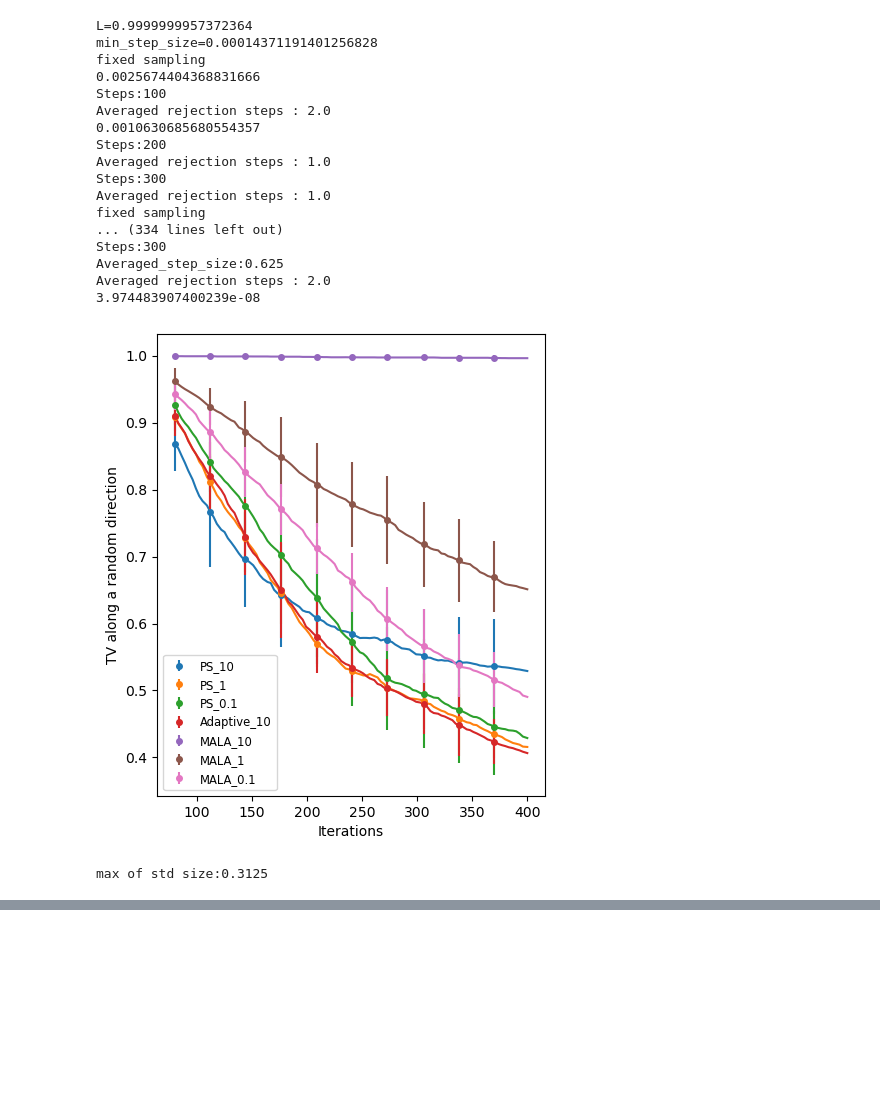
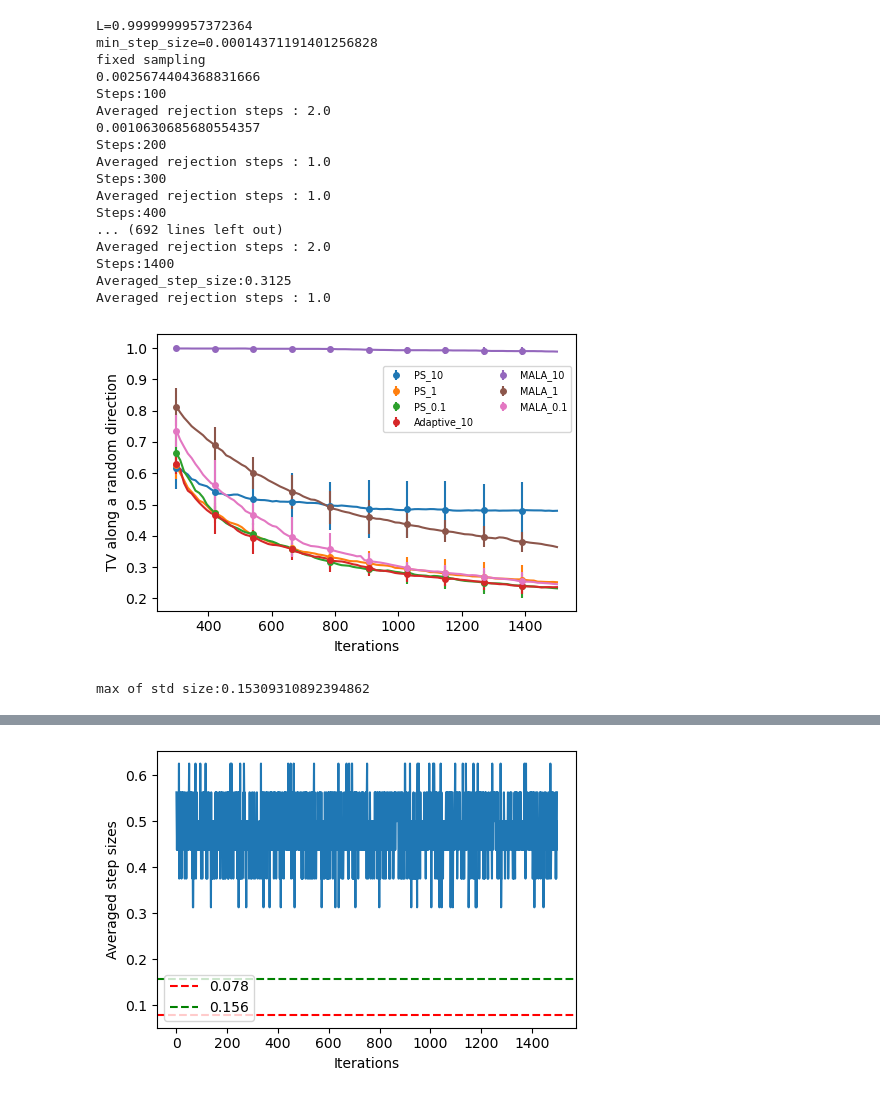
Before and after one commit to BoYuanVisionary/AdaptiveSampling, a Jupyter notebook: fixed_compare/run.ipynb, the cells around one changed output, grey strips where cells are left out. Cells and saved outputs as stored; diff of their text form; code cells hidden in the pictures; blank space fills up the shorter version.

```diff
--- a/fixed_compare/run.ipynb
+++ b/fixed_compare/run.ipynb
@@ -63,7 +63,7 @@ def estimate_step_size(step_size, tolerance, y, f):
                 right = mid
             mid = (left+right)/2
             f_mid =  testFunction(mid)
-        if mid < 1 / ( np.log(6/tolerance) / np.log(2)  * 0.05) :
+        if mid < 1 / ( np.log(6/tolerance) / np.log(2)  * 0.1) :
             break
         else:
             step_size = step_size / 2
@@ -397,15 +397,15 @@ def run_experiments(seeds, dimension, numIter, numSamples, initialStep):
 
     return mean_results, std_results, index_hist, mean_step_sizes, std_step_sizes
 
-seeds = [i for i in range(10)]
+seeds = [i for i in range(5)]
 dimension = 2
-numIter = 400
+numIter = 1500
 numSamples = 1
 initialStep = 10
 
 mean_results, std_results, index_hist, mean_step_sizes, std_step_sizes = run_experiments(seeds, dimension, numIter, numSamples, initialStep)
 
-plt.figure(figsize=(5, 6))
+plt.figure(figsize=(5, 3.5))
 for key in mean_results:
     line, = plt.plot(index_hist, mean_results[key])
     temp_mean = mean_results[key]
@@ -416,25 +416,26 @@ for key in mean_results:
 
 plt.xlabel('Iterations')
 plt.ylabel('TV along a random direction')
-plt.legend(fontsize='small', loc='lower left')
+plt.legend(fontsize='x-small', loc='upper right', bbox_to_anchor=(1, 0.9), ncol = 2)  # Move legend slightly down
+plt.tight_layout()
 plt.savefig('Gaussian_TV.pdf')
 plt.show()
 plt.close()
-
 
 ax = plt.gca()
 ax.yaxis.set_major_formatter(ticker.ScalarFormatter(useMathText=True))
 ax.yaxis.get_major_formatter().set_scientific(False)
 ax.yaxis.get_major_formatter().set_useOffset(False)
-plt.figure(figsize=(5, 6))
+plt.figure(figsize=(5, 3.5))
 mean_step = mean_step_sizes[0,:]
 plt.plot(range(len(mean_step)), mean_step)
 print(f'max of std size:{max(std_step_sizes[0,:])}')
 plt.xlabel('Iterations')
 plt.ylabel('Averaged step sizes')
-plt.axhline(y=0.625, linestyle='--', label='0.625', color='r')
-plt.axhline(y=1.25, linestyle='--', label='1.25', color='g')
+plt.axhline(y=0.078125, linestyle='--', label='0.078', color='r')
+# plt.axhline(y=0.078125*2, linestyle='--', label='0.16', color='g')
 plt.legend()
+plt.tight_layout()
 plt.savefig('Gaussian_size.pdf')
 plt.show()
 plt.close()
@@ -550,15 +573,15 @@ def run_experiments(seeds, dimension, numIter, numSamples, initialStep):
 
     return mean_results, std_results, index_hist, mean_step_sizes, std_step_sizes
 
-seeds = [i for i in range(10)]
+seeds = [i for i in range(5)]
 dimension = 2
-numIter = 400
+numIter = 1500
 numSamples = 1
 initialStep = 10
 
 mean_results, std_results, index_hist, mean_step_sizes, std_step_sizes = run_experiments(seeds, dimension, numIter, numSamples, initialStep)
 
-plt.figure(figsize=(5, 6))
+plt.figure(figsize=(5, 3.5))
 for key in mean_results:
     line, = plt.plot(index_hist, mean_results[key])
     temp_mean = mean_results[key]
@@ -568,41 +591,47 @@ for key in mean_results:
 
 
 plt.xlabel('Iterations')
 plt.ylabel('TV along a random direction')
-plt.legend(fontsize='small', loc='lower left')
+plt.legend(fontsize='x-small', loc='upper right', bbox_to_anchor=(1, 0.9), ncol = 2)  # Move legend slightly down
+plt.tight_layout()
 plt.savefig('Mixture_Gaussian_TV.pdf')
 plt.show()
 plt.close()
 
-plt.figure(figsize=(5, 6))
+ax = plt.gca()
+ax.yaxis.set_major_formatter(ticker.ScalarFormatter(useMathText=True))
+ax.yaxis.get_major_formatter().set_scientific(False)
+ax.yaxis.get_major_formatter().set_useOffset(False)
+plt.figure(figsize=(5, 3.5))
 mean_step = mean_step_sizes[0,:]
 plt.plot(range(len(mean_step)), mean_step)
 print(f'max of std size:{max(std_step_sizes[0,:])}')
 plt.xlabel('Iterations')
 plt.ylabel('Averaged step sizes')
-plt.axhline(y=0.625, linestyle='--', label='0.625', color='r')
-plt.axhline(y=1.25, linestyle='--', label='1.25', color='g')
+plt.axhline(y=0.078125, linestyle='--', label='0.078', color='r')
+plt.axhline(y=0.078125*2, linestyle='--', label='0.156', color='g')
 plt.legend()
+plt.tight_layout()
 plt.savefig('Mixture_Gaussian_size.pdf')
 plt.show()
 plt.close()
 # %% [output]
 L=0.9999999957372364
 min_step_size=0.00014371191401256828
 fixed sampling
 0.0025674404368831666
 Steps:100
 Averaged rejection steps : 2.0
 0.0010630685680554357
 Steps:200
 Averaged rejection steps : 1.0
 Steps:300
 Averaged rejection steps : 1.0
-fixed sampling
-... (334 lines left out)
-Steps:300
-Averaged_step_size:0.625
+Steps:400
+... (692 lines left out)
 Averaged rejection steps : 2.0
-3.974483907400239e-08
+Steps:1400
+Averaged_step_size:0.3125
+Averaged rejection steps : 1.0
-[figure, old version]
+[figure, new version]
-max of std size:0.3125
+max of std size:0.15309310892394862
@@ -609,0 +639 @@ max of std size:0.3125
+[figure, added]
```
Also changed, not shown: parts of 8 cells of this notebook, 19 other files.
